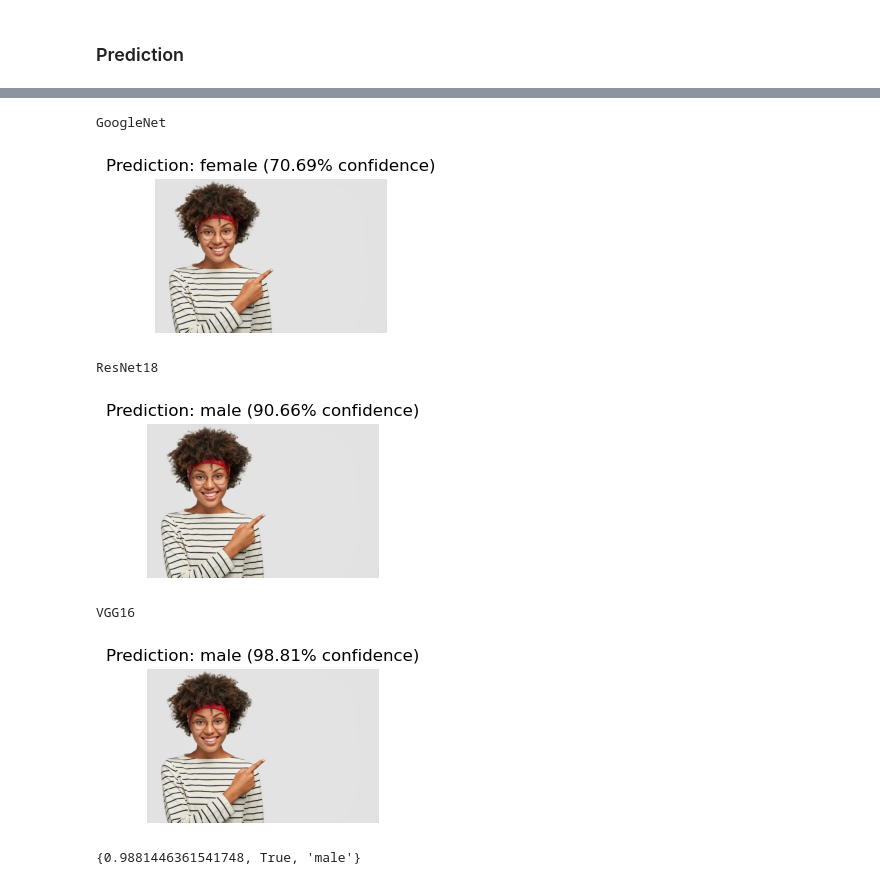
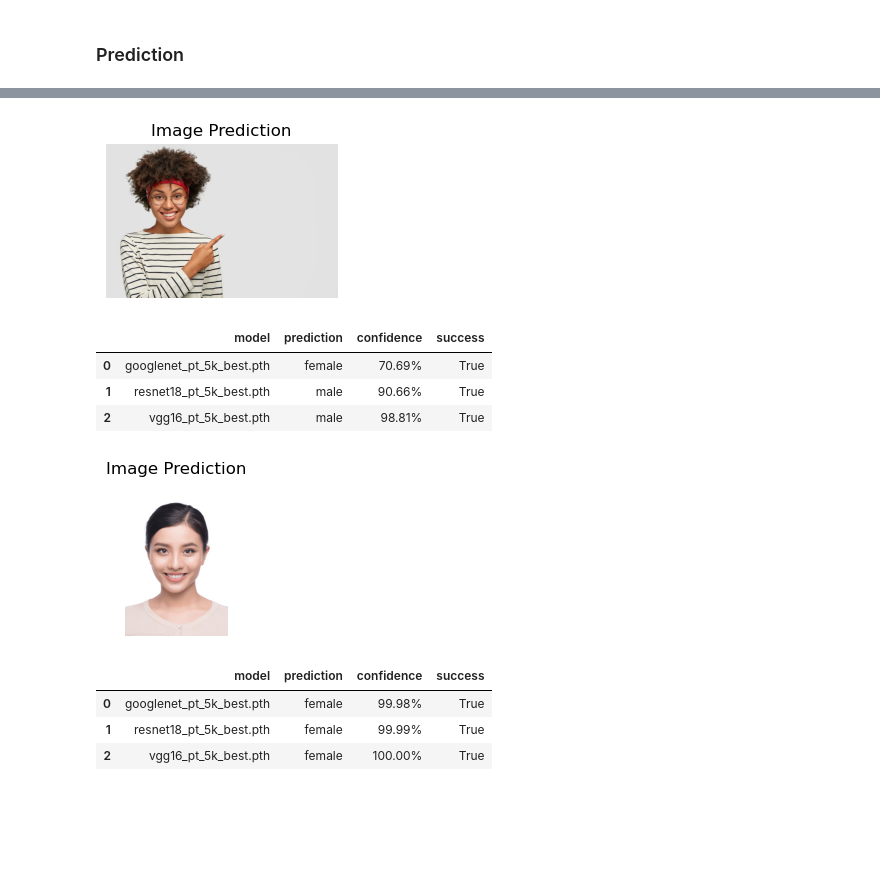
Before and after one commit to budikawira/gender-classification, a Jupyter notebook: gender_classification_prediction.ipynb, the cells around one changed output, grey strips where cells are left out. Cells and saved outputs as stored; diff of their text form; code cells hidden in the pictures; blank space fills up the shorter version.

```diff
--- a/gender_classification_prediction.ipynb
+++ b/gender_classification_prediction.ipynb
@@ -110,7 +114,7 @@ def googlenet_pt():
     model.load_state_dict(checkpoint['model'])
 
     model.eval()
-    return model
+    return model, model_state_weight
 
 def resnet18_pt():
     map_location = 'cuda' if torch.cuda.is_available() else 'cpu'
@@ -129,7 +133,7 @@ def resnet18_pt():
     model.load_state_dict(checkpoint['model'])
 
     model.eval()
-    return model
+    return model, model_state_weight
 
 def vgg16_pt():
     map_location = 'cuda' if torch.cuda.is_available() else 'cpu'
@@ -147,7 +151,19 @@ def vgg16_pt():
     model.load_state_dict(checkpoint['model'])
 
     model.eval()
-    return model
+    return model, model_state_weight
 # %% [markdown]
 ### Prediction
+# %%
+def multi_predict_image(img):
+    predictions = []
+    model, model_name = googlenet_pt()
+    predictions.append(predict_image(model, model_name, img))
+
+    model, model_name = resnet18_pt()
+    predictions.append(predict_image(model, model_name, img))
+
+    model, model_name = vgg16_pt()
+    predictions.append(predict_image(model, model_name, img))
+    return predictions
 # %%
@@ -196,21 +191,22 @@ VGG16
 # %%
 url_image = "https://img.freepik.com/free-photo/happy-delighted-freelancer-with-afro-hairstyle_273609-17851.jpg"
 
-print('GoogleNet')
-predict_image(googlenet_pt(),url_image)
-
-print()
-print('ResNet18')
-predict_image(resnet18_pt(),url_image)
-
-print()
-print('VGG16')
-predict_image(vgg16_pt(), url_image)
+img = load_image(url_image)
+pd.DataFrame(multi_predict_image(img))
 # %% [output]
-GoogleNet
-[figure, old version]
+[figure, new version]
-ResNet18
-[figure, removed]
-VGG16
-[figure, removed]
-{0.9881446361541748, True, 'male'}
+|  | model | prediction | confidence | success |
+| 0 | googlenet_pt_5k_best.pth | female | 70.69% | True |
+| 1 | resnet18_pt_5k_best.pth | male | 90.66% | True |
+| 2 | vgg16_pt_5k_best.pth | male | 98.81% | True |
+# %%
+url_image = "https://www.shutterstock.com/image-photo/passport-photo-asian-female-natural-600nw-692128333.jpg"
+
+img = load_image(url_image)
+pd.DataFrame(multi_predict_image(img))
+# %% [output]
+[figure, added]
+|  | model | prediction | confidence | success |
+| 0 | googlenet_pt_5k_best.pth | female | 99.98% | True |
+| 1 | resnet18_pt_5k_best.pth | female | 99.99% | True |
+| 2 | vgg16_pt_5k_best.pth | female | 100.00% | True |
```
Also changed, not shown: parts of 7 cells of this notebook.
